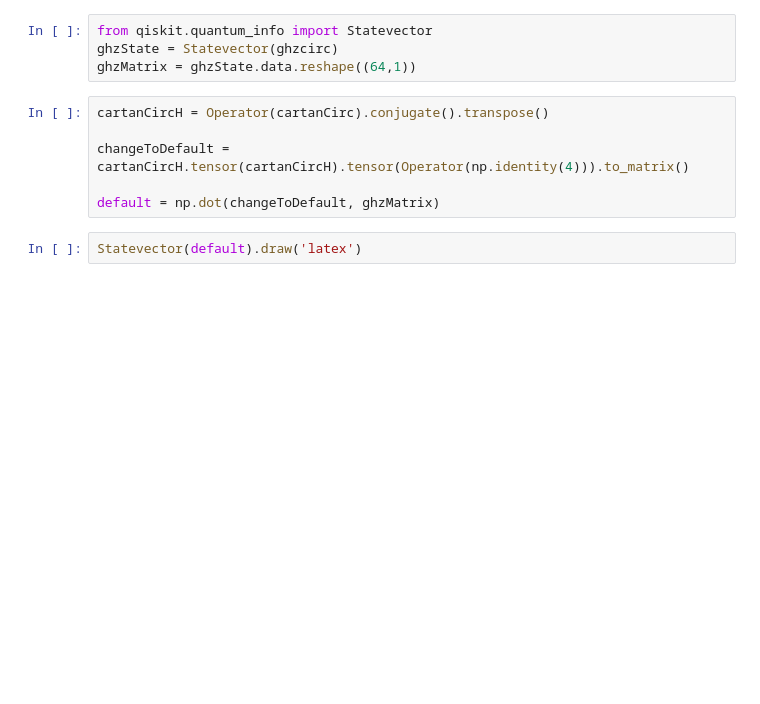
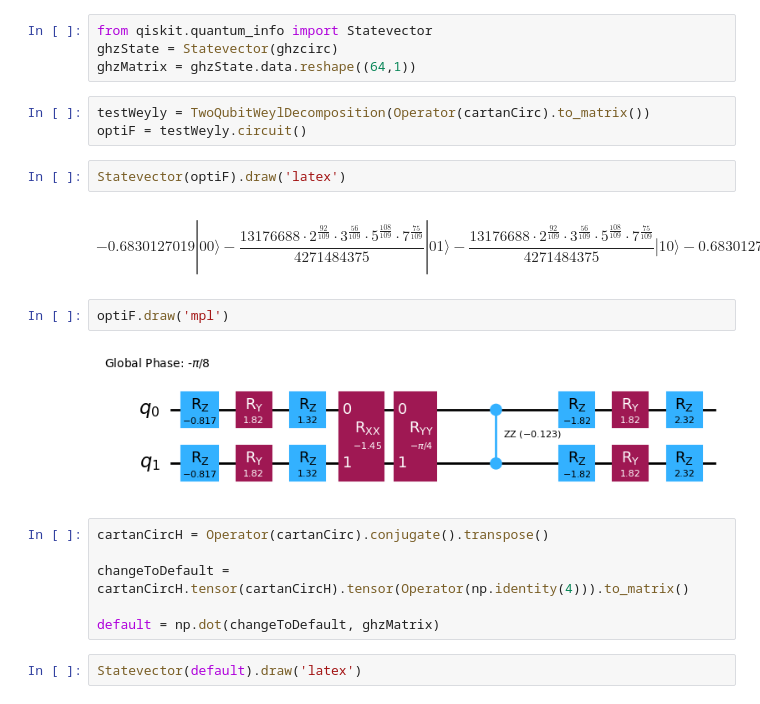
Before and after one commit to slysek/qudityD3, a Jupyter notebook: GHZstate.ipynb, the cells around one changed output. Cells and saved outputs as stored; diff of their text form; blank space fills up the shorter version.

Commit message:
Optimalization of the circuit

```diff
--- a/GHZstate.ipynb
+++ b/GHZstate.ipynb
@@ -187,6 +202,17 @@ ghzcirc.draw('mpl')
 from qiskit.quantum_info import Statevector
 ghzState = Statevector(ghzcirc)
 ghzMatrix = ghzState.data.reshape((64,1))
+# %%
+testWeyly = TwoQubitWeylDecomposition(Operator(cartanCirc).to_matrix())
+optiF = testWeyly.circuit()
+# %%
+Statevector(optiF).draw('latex')
+# %% [output]
+$$-0.6830127019 |00\rangle- \frac{13176688 \cdot 2^{\frac{92}{109}} \cdot 3^{\frac{56}{109}} \cdot 5^{\frac{108}{109}} \cdot 7^{\frac{75}{109}}}{4271484375} |01\rangle- \frac{13176688 \cdot 2^{\frac{92}{109}} \cdot 3^{\frac{56}{109}} \cdot 5^{\frac{108}{109}} \cdot 7^{\frac{75}{109}}}{4271484375} |10\rangle-0.6830127019 |11\rangle$$
+# %%
+optiF.draw('mpl')
+# %% [output]
+[figure, added]
 # %%
 cartanCircH = Operator(cartanCirc).conjugate().transpose()
 
```
Also changed, not shown: parts of 14 cells of this notebook, 1 other file.
